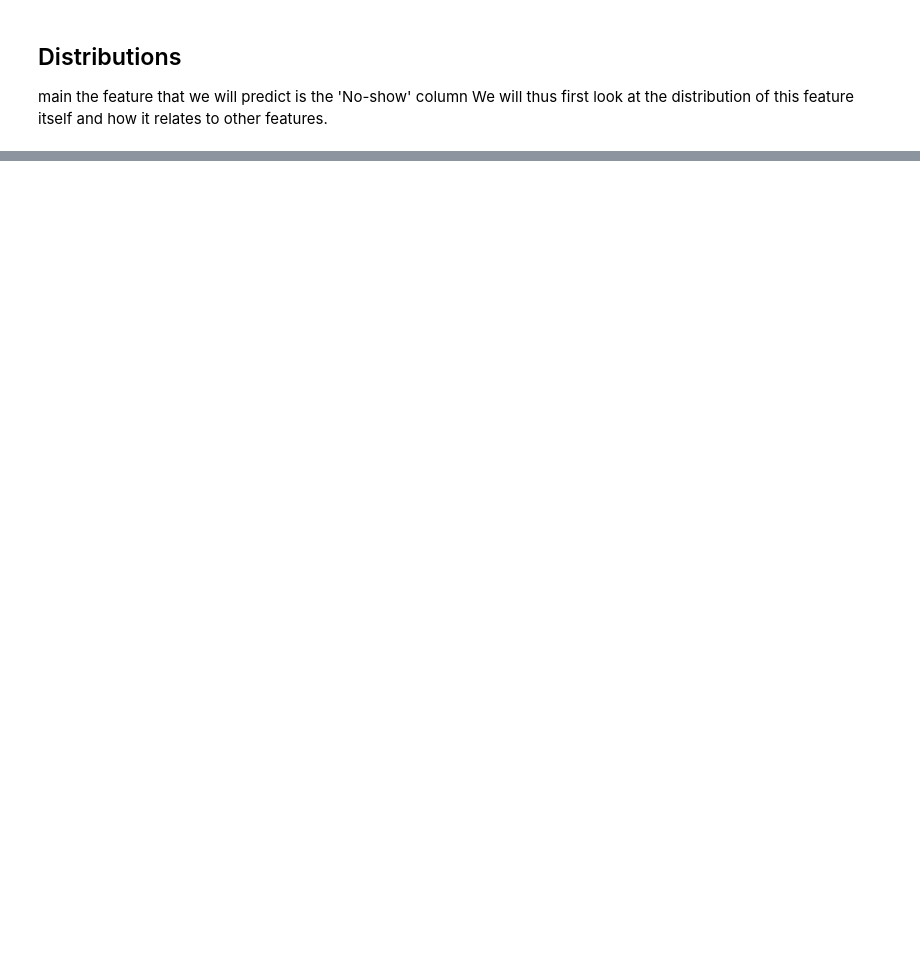
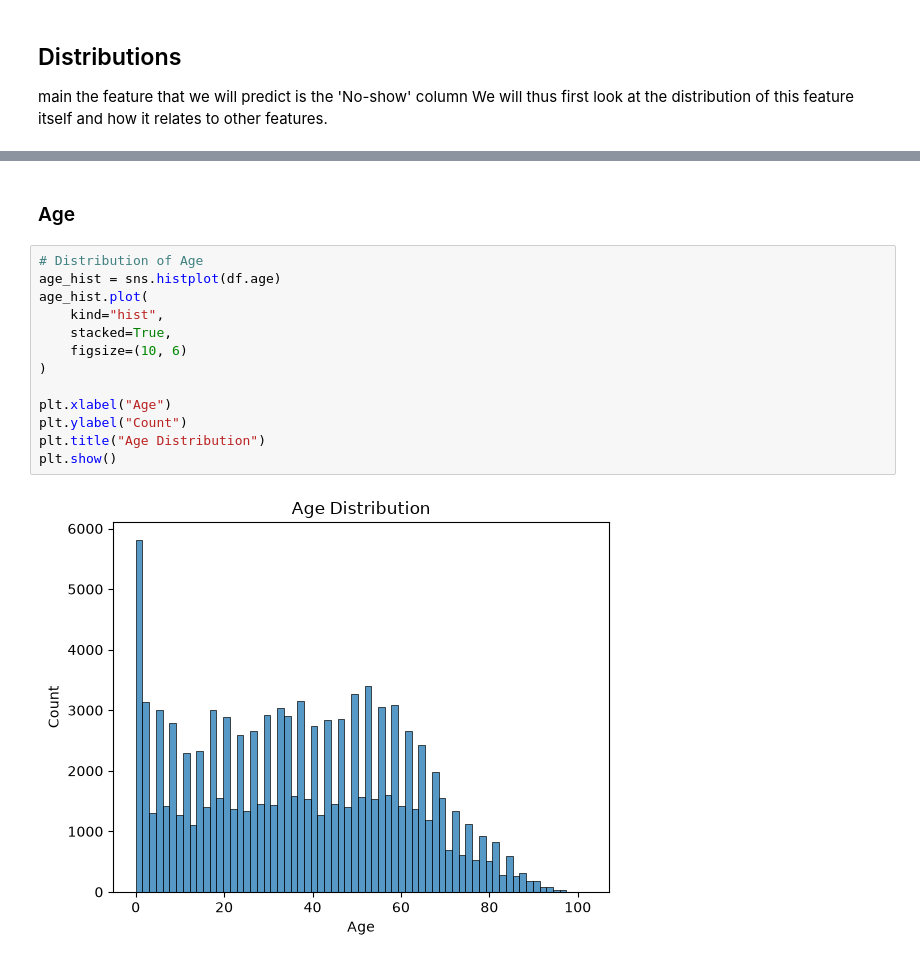
Before and after one commit to JC-Frank/ML-zoomcamp-homework, a Jupyter notebook: Midtermproject/notebook.ipynb, the cells around one changed output, grey strips where cells are left out. Saved outputs shown, nothing was run; the diff lists cells and outputs as text; blank space fills up the shorter version.

```diff
--- a/Midtermproject/notebook.ipynb
+++ b/Midtermproject/notebook.ipynb
@@ -69,0 +216,17 @@ We will thus first look at the distribution of this feature itself and how it re
+# %% [markdown]
+### Age
+# %%
+# Distribution of Age
+age_hist = sns.histplot(df.age)
+age_hist.plot(
+    kind="hist",
+    stacked=True,
+    figsize=(10, 6)
+)
+
+plt.xlabel("Age")
+plt.ylabel("Count")
+plt.title("Age Distribution")
+plt.show()
+# %% [output]
+[figure, added]
```
Also changed, not shown: parts of 161 cells of this notebook, 2 other files.
